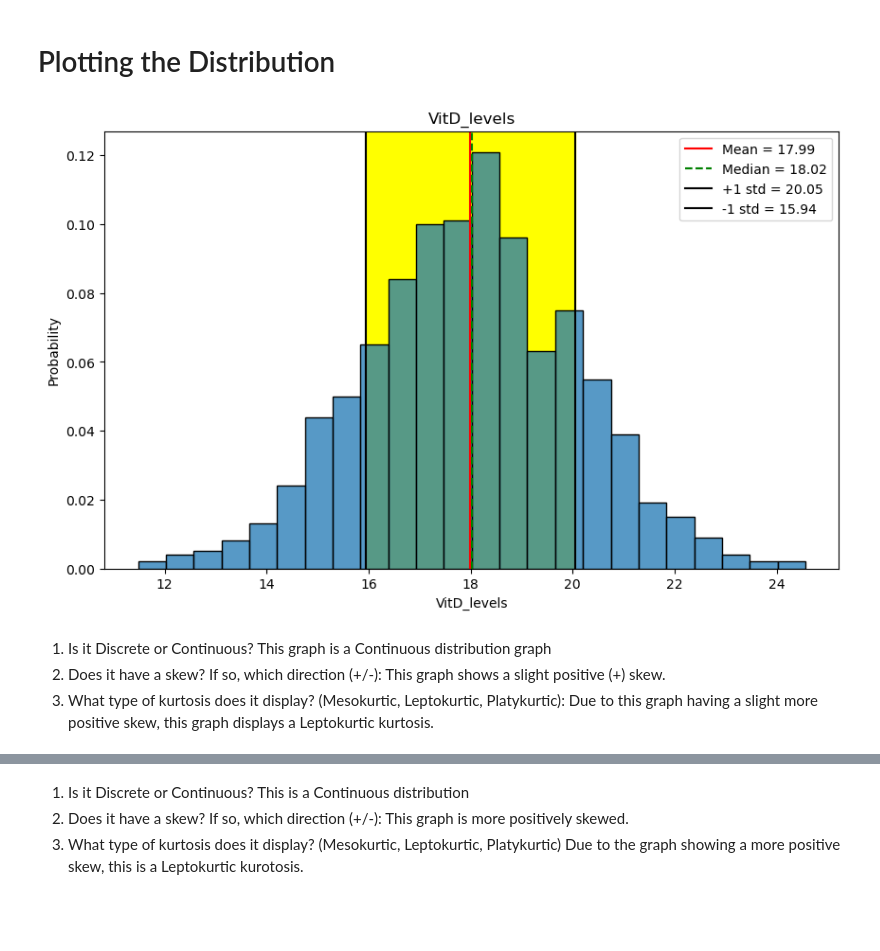
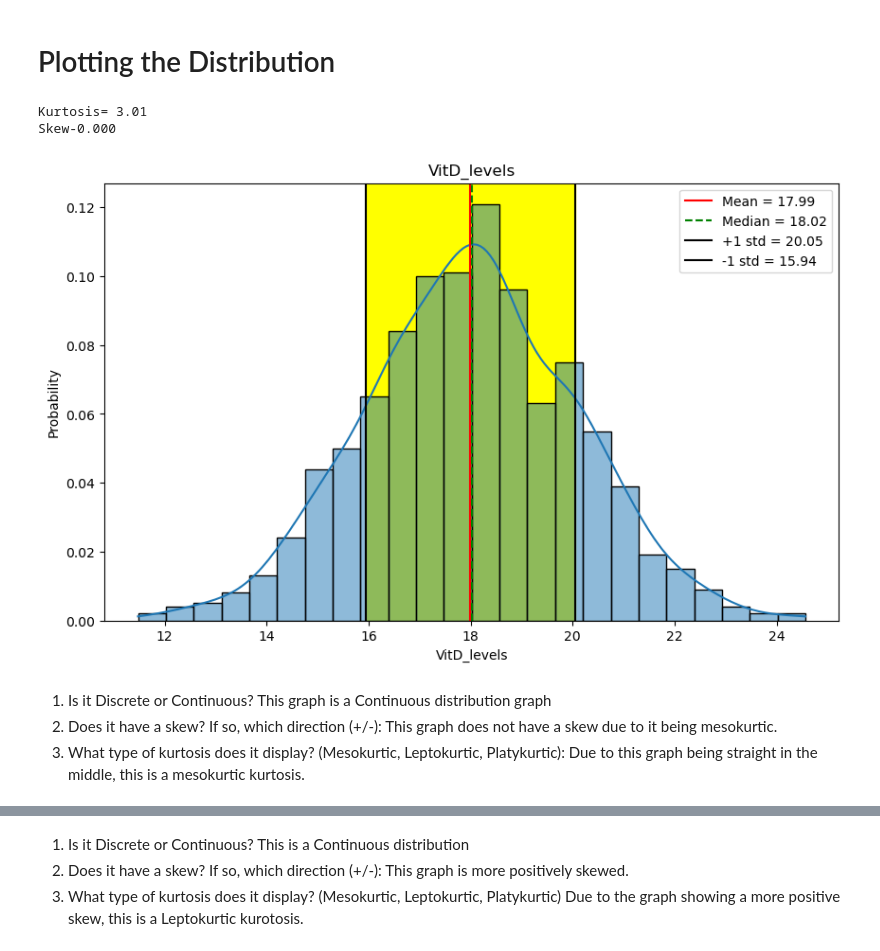
Before and after one commit to CatDawn29/Tippins--Describing-Distrbutions-, a Jupyter notebook: Describing Distribution .ipynb, the cells around one changed output, grey strips where cells are left out. Saved outputs shown, nothing was run; the diff lists cells and outputs as text; code cells hidden in the pictures; blank space fills up the shorter version.

```diff
--- a/Describing Distribution .ipynb
+++ b/Describing Distribution .ipynb
@@ -21,26 +21,32 @@ df.head()
 # %%
 col = 'VitD_levels'
 feature = df[col]
 mean = feature.mean()
 median = feature.median()
 std = feature.std()
 plus_one_std = mean + std
 minus_one_std = mean - std
 fig,ax = plt.subplots(figsize=(10,6))
-sns.histplot(feature ,ax=ax,stat='probability')
+kurt = stats.kurtosis(feature, fisher=False)
+print(f'Kurtosis= {kurt:.2f}')
+skew = stats.skew(feature)
+print(f'Skew{skew:.3f}')
+sns.histplot(feature ,ax=ax,stat='probability', kde=True)
 ax.axvline(mean,color = 'red', label=f'Mean = {mean:,.2f}')
 ax.axvline(median, ls='--', color = 'green', label = f'Median = {median:,.2f}')
 ax.axvline(plus_one_std, color = 'black',label=f'+1 std = {plus_one_std:,.2f}')
 ax.axvline(minus_one_std, color = 'black', label = f'-1 std = {minus_one_std:,.2f}')
 ax.axvspan(plus_one_std, minus_one_std, color = 'yellow', zorder = 0)
 ax.set_title(f'{col}')
 ax.legend();
 # %% [output]
+Kurtosis= 3.01
+Skew-0.000
-[figure, old version]
+[figure, new version]
 # %% [markdown]
 1. Is it Discrete or Continuous? This graph is a Continuous distribution graph
-2. Does it have a skew? If so, which direction (+/-): This graph shows a slight positive (+) skew.
-3. What type of kurtosis does it display? (Mesokurtic, Leptokurtic, Platykurtic): Due to this graph having a slight more positive skew, this graph displays a Leptokurtic kurtosis.
+2. Does it have a skew? If so, which direction (+/-): This graph does not have a skew due to it being mesokurtic.
+3. What type of kurtosis does it display? (Mesokurtic, Leptokurtic, Platykurtic): Due to this graph being straight in the middle, this is a mesokurtic kurtosis.
 # %%
 col = 'Doc_visits'
 feature = df[col]
```
Also changed, not shown: parts of 3 cells of this notebook.
